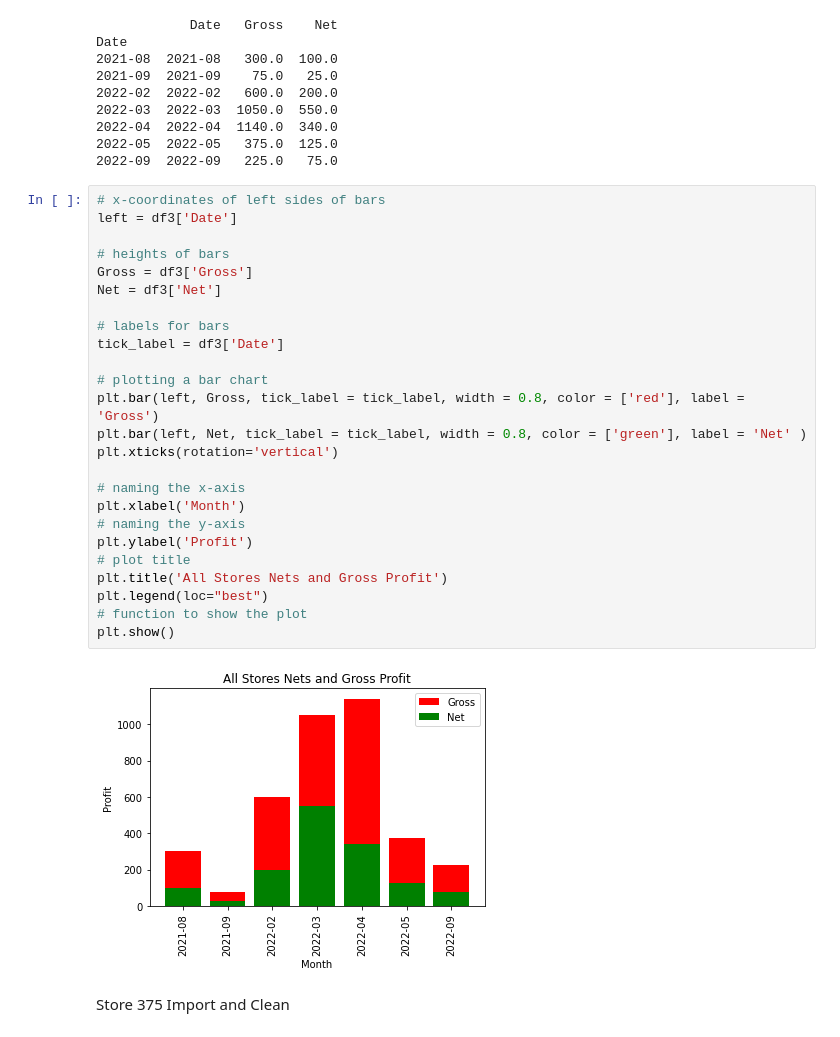
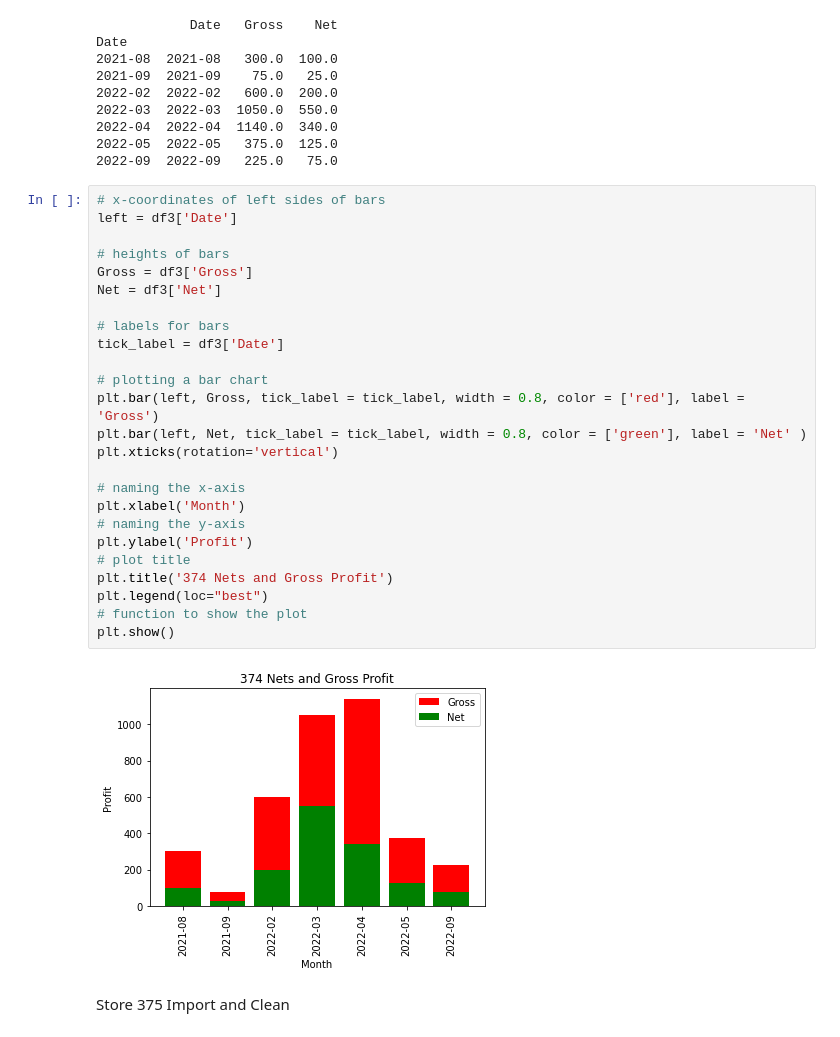
Before and after one commit to dmorton714/vis, a Jupyter notebook: import_ready.ipynb, the cells around one changed output. Cells and saved outputs as stored; diff of their text form.

```diff
--- a/import_ready.ipynb
+++ b/import_ready.ipynb
@@ -419,30 +433,30 @@ Date
 # %%
 # x-coordinates of left sides of bars
 left = df3['Date']
 
 # heights of bars
 Gross = df3['Gross']
 Net = df3['Net']
 
 # labels for bars
 tick_label = df3['Date']
 
 # plotting a bar chart
 plt.bar(left, Gross, tick_label = tick_label, width = 0.8, color = ['red'], label = 'Gross')
 plt.bar(left, Net, tick_label = tick_label, width = 0.8, color = ['green'], label = 'Net' )
 plt.xticks(rotation='vertical')
 
 # naming the x-axis
 plt.xlabel('Month')
 # naming the y-axis
 plt.ylabel('Profit')
 # plot title
-plt.title('All Stores Nets and Gross Profit')
+plt.title('374 Nets and Gross Profit')
 plt.legend(loc="best")
 # function to show the plot
 plt.show()
 # %% [output]
-[figure, old version]
+[figure, new version]
 # %% [markdown]
 Store 375 Import and Clean
 # %%
```
Also changed, not shown: parts of 12 cells of this notebook, 3 other files.
